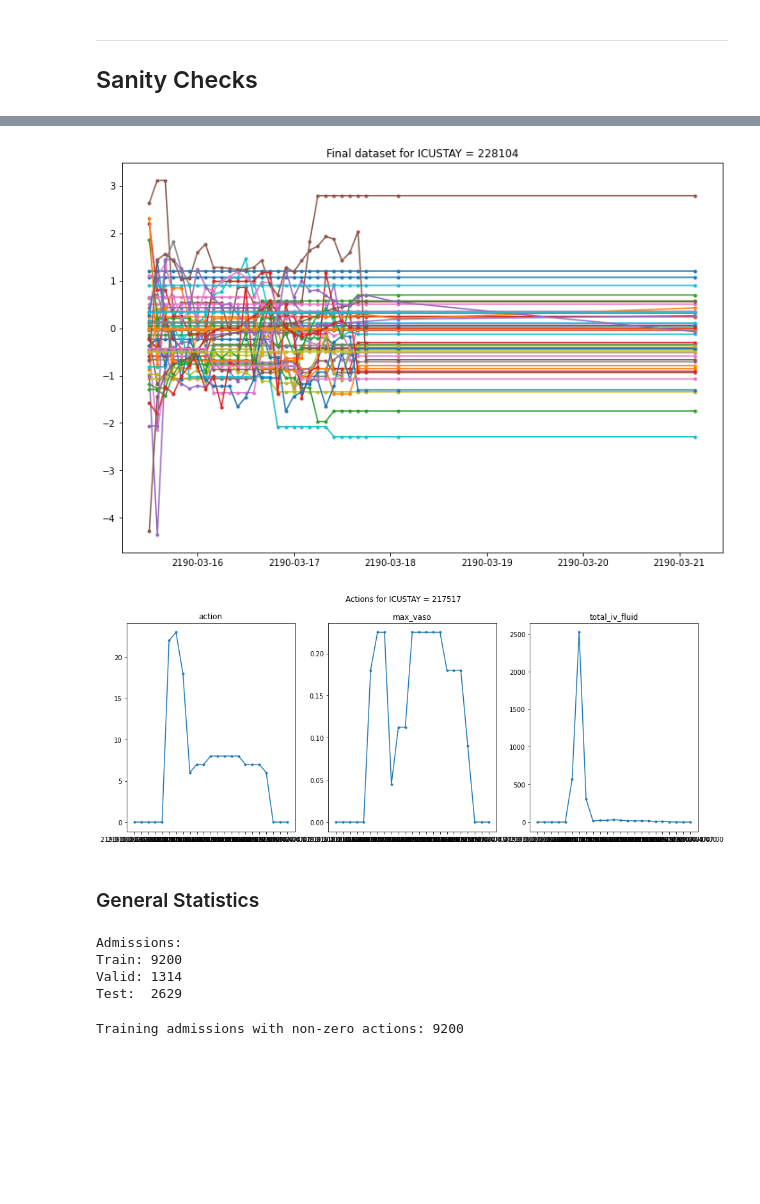
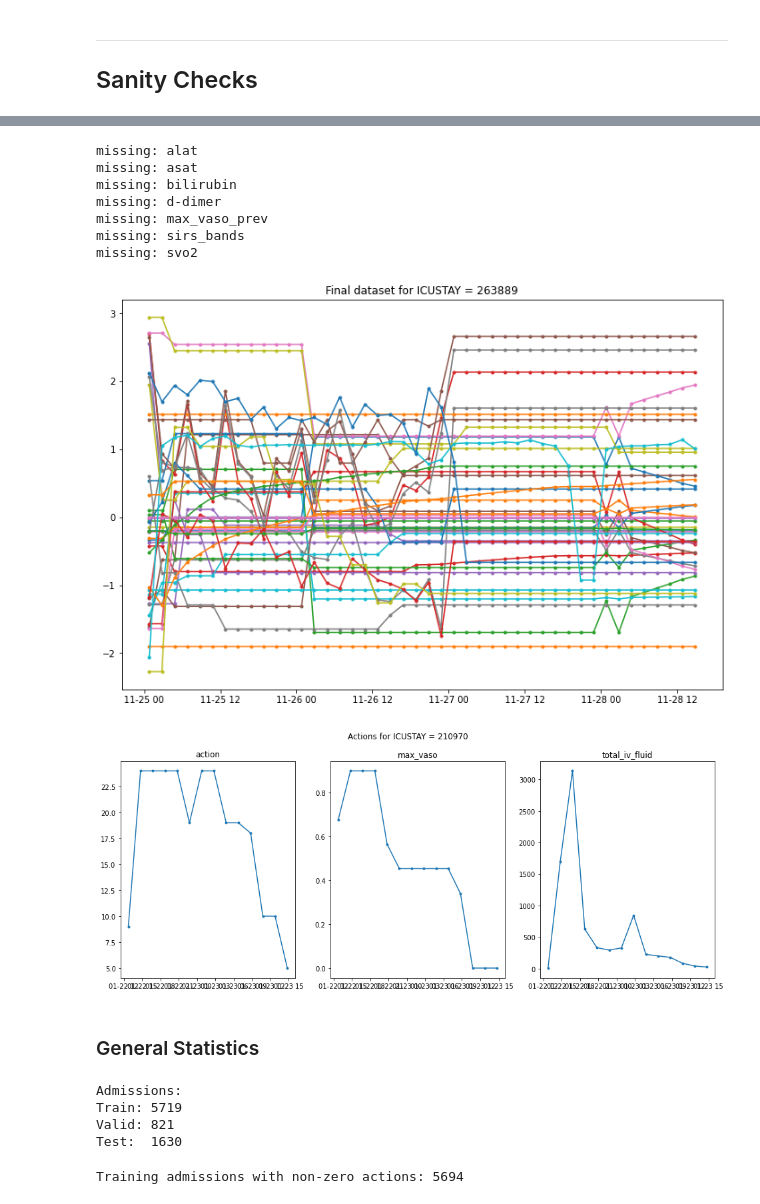
Before and after one commit to thomas097/Haemodynamic-Optimization-Reinforcement-Learning, a Jupyter notebook: preprocessing/DataPreprocessing_Aggregated.ipynb, the cells around one changed output, grey strips where cells are left out. Drawn from its saved outputs; the diff is of its cells as text; code cells hidden in the pictures; blank space fills up the shorter version.

Commit message:
Improved clipping of post-admission states

```diff
--- a/preprocessing/DataPreprocessing_Aggregated.ipynb
+++ b/preprocessing/DataPreprocessing_Aggregated.ipynb
@@ -1398,5 +1398,5 @@ Done!
 
 Lab results are made very infrequently, therefore most timesteps will miss these values. We follow (Roggeveen et al., 2021) and use forward-filling (or Last-Value Carried Forward Imputations) to impute these missing values; however, unlike Roggeveen et al., we limit the maximum extend to the forward filling to ensure backfilled values remain reasonably reliable (we cannot assume a value to be reliable 2 days after it was last measured)
 # %%
-icustay_id = plot_df(data_train_df, feature='lactate')
+icustay_id = plot_df(data_train_df, feature='chloride')
 # %% [output]
@@ -1412,5 +1412,5 @@ assert all([c in data_train_df.columns for c in FFILL_COLS])
 # %%
 for dataset in [data_train_df, data_valid_df, data_test_df]:
     for col in FFILL_COLS:
-        dataset.loc[:, col] = dataset.groupby('icustay_id', sort=False)[col].ffill(limit=3)
+        dataset.loc[:, col] = dataset.groupby('icustay_id', sort=False)[col].ffill(limit=12) # max 1 day
 # %%
@@ -1643,15 +1651,16 @@ In the dataset we try to include as much of the patient trajectory within the ti
 # %%
-def drop_excess_states(df):
+def drop_excess_states(df, min_change=1e-2, min_vars_changing=12):
     episodes = []
-    for _, episode_df in tqdm(df.groupby('episode')):
-        # is there any treatment?
-        # has_iv = episode_df.total_iv_fluid > 0
-        # has_vp = episode_df.max_vaso > 0
-
-        # are there changes in states?
+    for episode, episode_df in tqdm(df.groupby('episode')):
+        # are there changes from state to state (at least N variables change significantly)?
         diffs = episode_df.filter(regex='x\d+').diff().values
         diffs[0] = diffs[1] # replace NaNs with 2nd time step
-        has_data = np.sum(np.absolute(diffs) > 0, axis=1) > 2
+        has_data = np.sum(np.absolute(diffs) > min_change, axis=1) > (min_vars_changing - 1)
+
+        # drop only trailing or leading 'empty' states (not those in between)
+        has_data_trailing = has_data[::-1].cumsum()[::-1] > 0
+        has_data_leading = has_data.cumsum() > 0
+        has_data = np.logical_and(has_data_trailing, has_data_leading)
 
         # what was the terminal reward of episode?
         reward = episode_df.reward.values[-1]
@@ -1660,8 +1669,12 @@ def drop_excess_states(df):
         episode_df = episode_df[has_data].copy()
 
         # put back reward at *new* terminal state
-        episode_df.iloc[-1, episode_df.columns.get_loc('reward')] = reward
-        episodes.append(episode_df)
+        try:
+            if len(episode_df) > 1:
+                episode_df.iloc[-1, episode_df.columns.get_loc('reward')] = reward
+                episodes.append(episode_df)
+        except:
+            pass
 
     return pd.concat(episodes, axis=0)
 
@@ -1677,6 +1690,6 @@ data_train_df.groupby('episode').size().hist(bins=100)
 # %%
-# We drop admissions beyond 200 time steps too
-def truncate(df, max_duration=200):
+# We drop admissions beyond 100 time steps (~8 days)
+def truncate(df, max_duration=150):
     los = df.groupby('episode').size()
     short_episodes = los.index[los < max_duration]
     return df[df.episode.isin(short_episodes)]
@@ -1718,22 +1736,34 @@ Expected memory usage of dataset: 0.2GB
 # %%
 # Limit plot to one ICU stay
 icustay_id = random.choice(list(data_train_df['episode'].unique()))
 icustay_df = data_train_df[data_train_df['episode'] == icustay_id]
 
 # change this to visualize other feature
-FEATURES = feature_cols#['heart_rate', 'fio2', 'pao2', 'lactate', 'anion_gap', 'bicarbonaat', 'mean_bp', 'natrium', 'alat']
+FEATURES = [c for c in feature_cols if c not in 'gender age sirs_score sofa_score ventilator weight height']
+# ['alat', 'albumin', 'aptt', 'art_be', 'svo2', 'sirs_bands', 'd-dimer', 'lactate', 'pao2']
 
 plt.figure(figsize=(12, 8))
 for f in FEATURES:
     x_name = 'x%d' % STATE_SPACE_COLUMNS.index(f)
+
     plt.plot(icustay_df['timestep'], icustay_df[x_name], label=f, marker='.')
-    #plt.plot(icustay_df['timestep'], icustay_df['action'], label=f, marker='.')
+
+    # which measurements were not recorded?
+    if icustay_df[x_name].diff().abs().mean() == 0:
+        print('missing:', f)
 
 plt.title('Final dataset for ICUSTAY = %s' % icustay_id)
 #plt.legend(ncol=3, prop={'size': 8})
 plt.show()
 # %% [output]
+missing: alat
+missing: asat
+missing: bilirubin
+missing: d-dimer
+missing: max_vaso_prev
+missing: sirs_bands
+missing: svo2
-[figure, old version]
+[figure, new version]
 # %%
 # Limit plot to one ICU stay
 icustay_id = random.choice(list(data_train_df['episode'].unique()))
@@ -1756,7 +1786,7 @@ plt.plot(icustay_df['timestep'], icustay_df['total_iv_fluid'], marker='.')
 plt.suptitle('Actions for ICUSTAY = %s' % icustay_id)
 plt.show()
 # %% [output]
-[figure, old version]
+[figure, new version]
 # %% [markdown]
 ### General Statistics
 # %%
@@ -1766,14 +1796,14 @@ print('Valid:', len(data_valid_df['episode'].unique()))
 print('Test: ', len(data_test_df['episode'].unique()))
 # %% [output]
 Admissions:
-Train: 9200
-Valid: 1314
-Test:  2629
+Train: 5719
+Valid: 821
+Test:  1630
 # %%
 actionable_episodes = (data_train_df.groupby('episode').action.max() > 0).sum()
 print('Training admissions with non-zero actions:', actionable_episodes)
 # %% [output]
-Training admissions with non-zero actions: 9200
+Training admissions with non-zero actions: 5694
 # %%
 data_train_df['has_IV'] = data_train_df.action >= 5
 data_train_df['has_VP'] = data_train_df.action % 5 != 0
```
Also changed, not shown: parts of 11 cells of this notebook.
